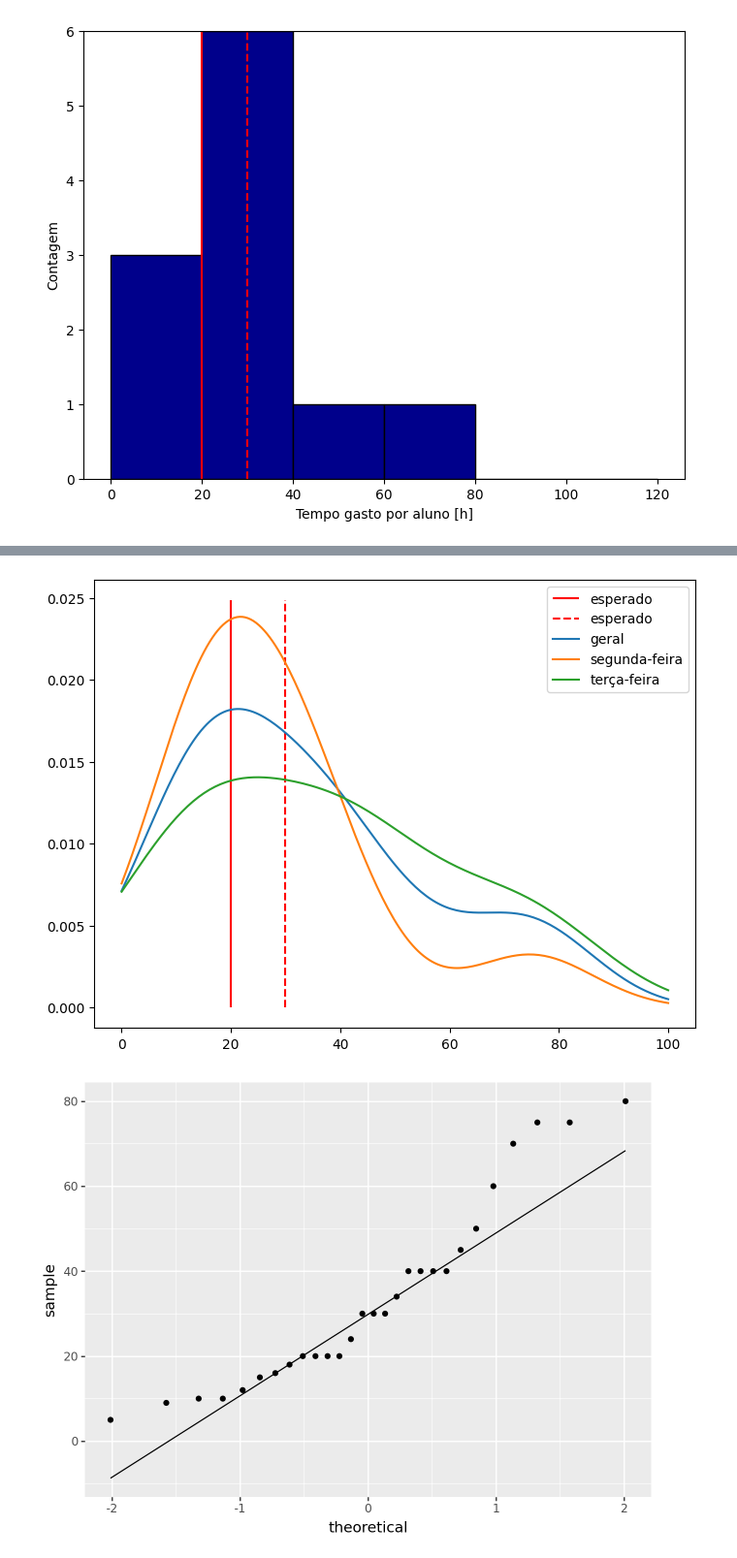
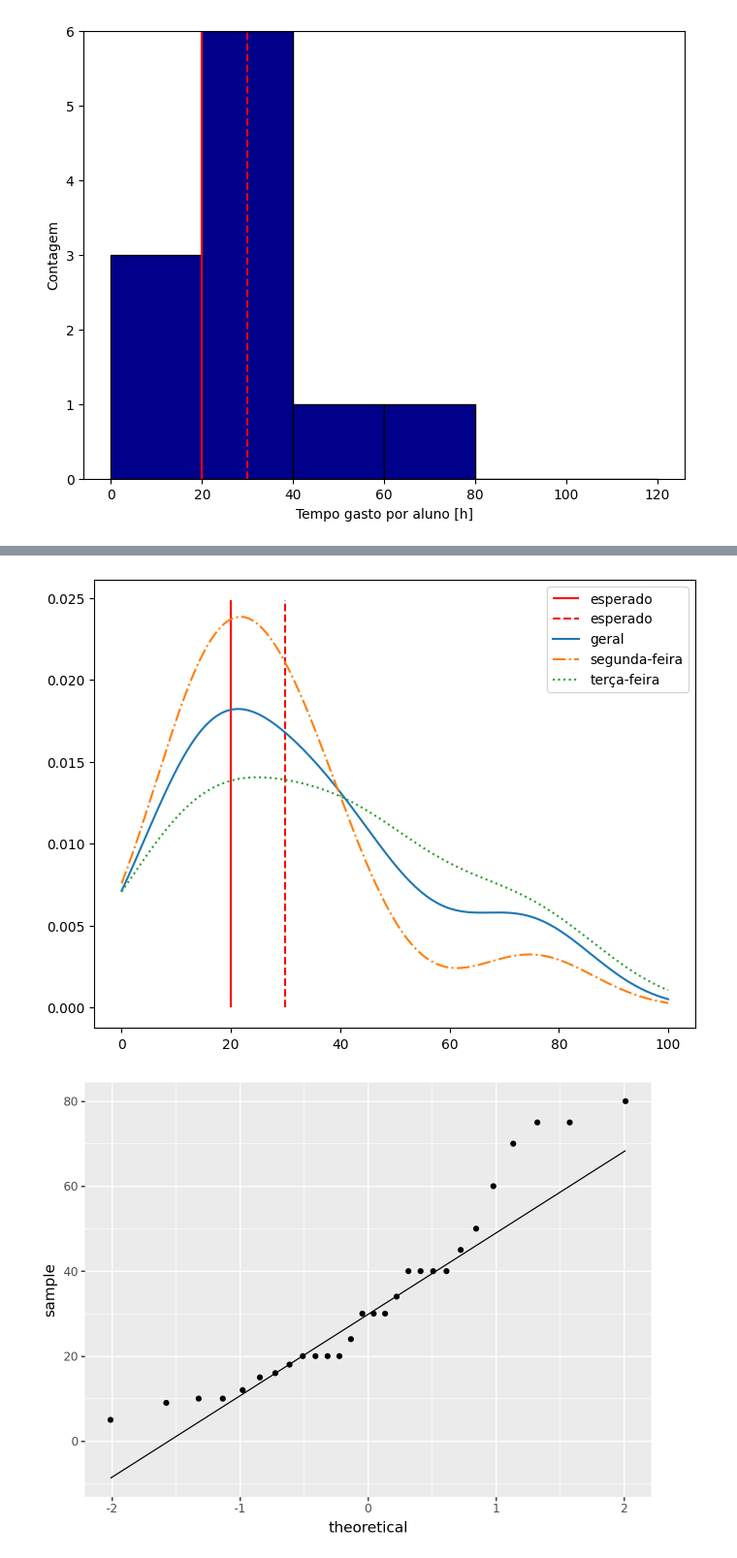
Before and after one commit to henriqueedu2001/pcs3635-health-research-data-analysis, a Jupyter notebook: analisys.ipynb, the cells around one changed output, grey strips where cells are left out. Shown at 97% size. Drawn from its saved outputs; the diff is of its cells as text; code cells hidden in the pictures.

```diff
--- a/analisys.ipynb
+++ b/analisys.ipynb
@@ -834,37 +917,42 @@ PA_4_y = density(PA_4_x)
 density = gaussian_kde(PA_4_monday)
 PA_4_monday_y = density(PA_4_x)
 
 # wednesday
 density = gaussian_kde(PA_4_wednesday)
 PA_4_wednesday_y = density(PA_4_x)
 
 # top of the graph, for plotting purposes
 PA_4_y_max = np.max([
     np.max(PA_4_y),
     np.max(PA_4_monday_y),
     np.max(PA_4_wednesday_y)
     ])
 PA_4_graph_top = PA_4_y_max + 0.001
 
 # Set the figure size
 plt.figure(figsize=fig_default_size)
 
 plt.vlines(PA_4_expected_hours, 0, PA_4_graph_top, linestyles='solid', color='r', label='esperado')
 plt.vlines(PA_4_expected_hours + PA_4_expected_hours_safety_margin, 0, PA_4_graph_top, linestyles='dashed', color='r', label='esperado')
 
-plt.plot(PA_4_x, PA_4_y, label='geral')
-plt.plot(PA_4_x, PA_4_monday_y, label='segunda-feira')
-plt.plot(PA_4_x, PA_4_wednesday_y, label='terça-feira')
+plt.plot(PA_4_x, PA_4_y, label='geral', linestyle='-')
+plt.plot(PA_4_x, PA_4_monday_y, label='segunda-feira', linestyle='-.')
+plt.plot(PA_4_x, PA_4_wednesday_y, label='terça-feira', linestyle=':')
 plt.legend()
+
+# linestyle='-'
+# linestyle='--'
+# linestyle=':'
+# linestyle='-.'
 
 # save the figure in png format
 if save_all_figures:
     plt.savefig('academic_imgs/PA_4_density_kernels')
 
 # showing the figure
 plt.show()
 # %% [output]
-[figure, old version]
+[figure, new version]
 # %%
 (
     ggplot(df, aes(sample="PA_4"))+
```
Also changed, not shown: parts of 3 cells of this notebook.
